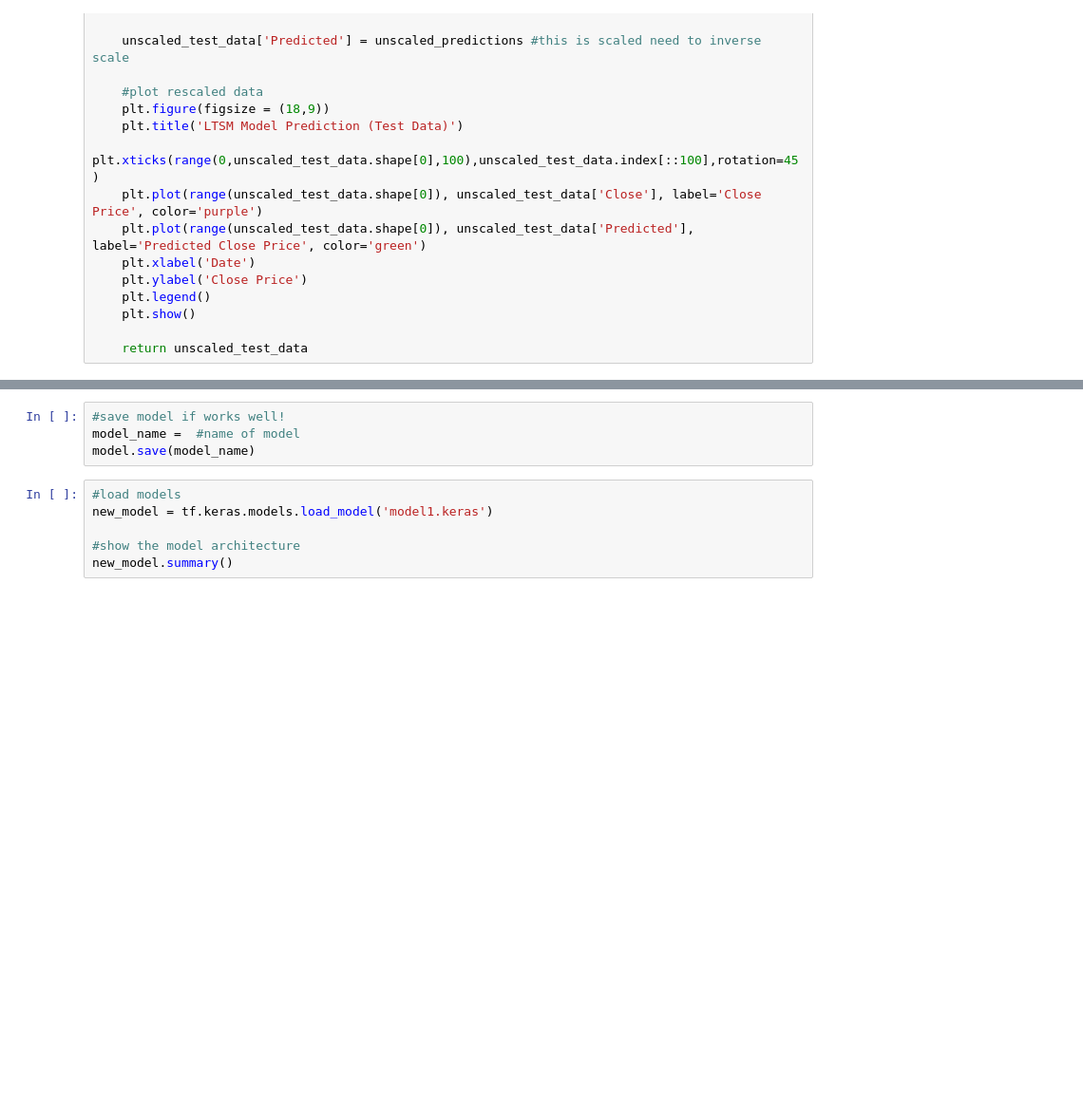
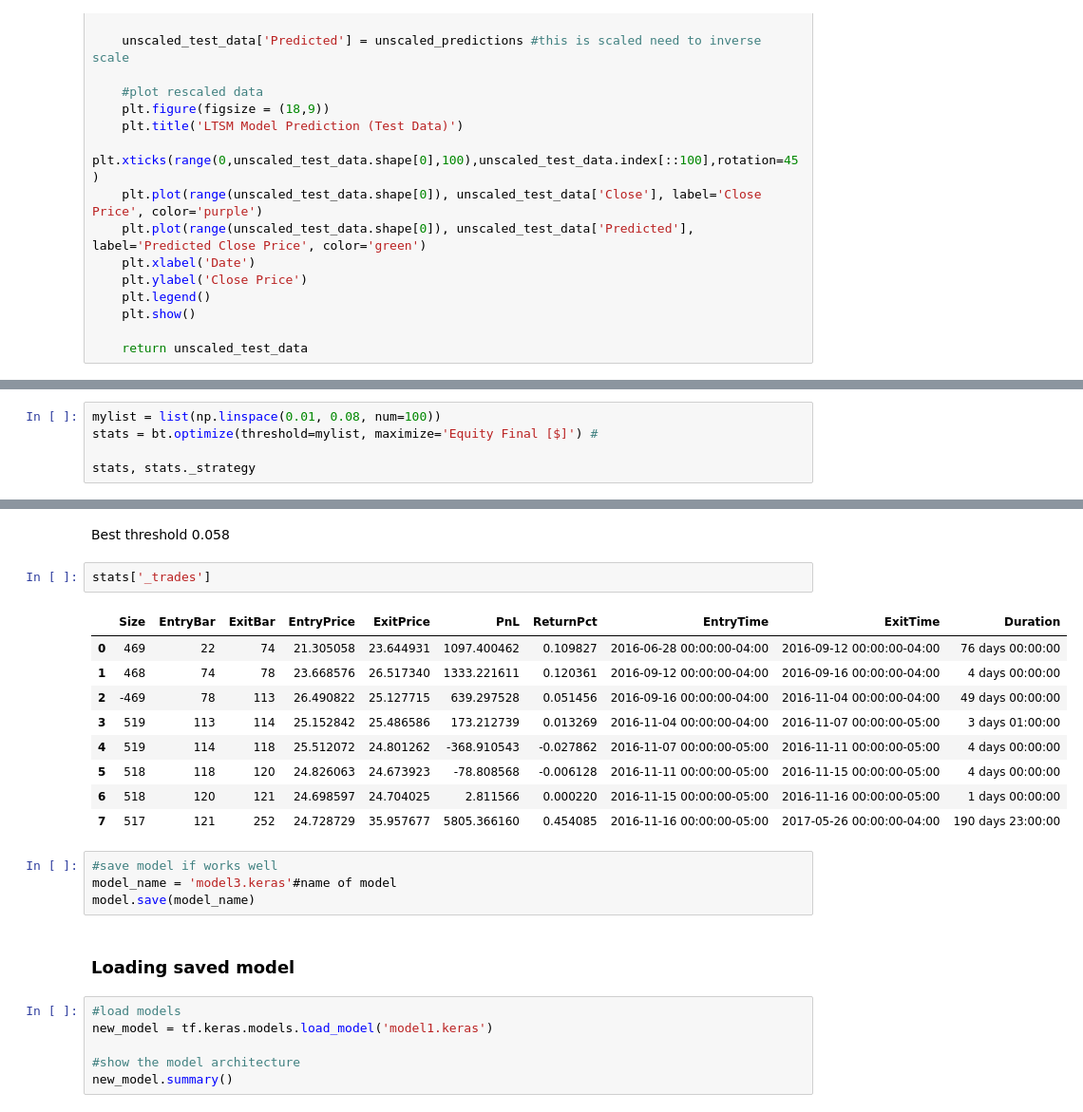
Before and after one commit to alexandramcadam/QuantProject, a Jupyter notebook: LSTMThresholdStrategy.ipynb, the cells around one changed output, grey strips where cells are left out. Shown at 95% size. Drawn from its saved outputs; the diff is of its cells as text; blank space fills up the shorter version.

```diff
--- a/LSTMThresholdStrategy.ipynb
+++ b/LSTMThresholdStrategy.ipynb
@@ -242,0 +263,5 @@ MSE: 0.0004470564 (+/- 0.0001408528)
+# %%
+mylist = list(np.linspace(0.01, 0.08, num=100))
+stats = bt.optimize(threshold=mylist, maximize='Equity Final [$]') #
+
+stats, stats._strategy
@@ -243,7 +286,23 @@ MSE: 0.0004470564 (+/- 0.0001408528)
+# %% [markdown]
+Best threshold 0.058
+# %%
+stats['_trades']
+# %% [output]
+|  | Size | EntryBar | ExitBar | EntryPrice | ExitPrice | PnL | ReturnPct | EntryTime | ExitTime | Duration |
+| 0 | 469 | 22 | 74 | 21.305058 | 23.644931 | 1097.400462 | 0.109827 | 2016-06-28 00:00:00-04:00 | 2016-09-12 00:00:00-04:00 | 76 days 00:00:00 |
+| 1 | 468 | 74 | 78 | 23.668576 | 26.517340 | 1333.221611 | 0.120361 | 2016-09-12 00:00:00-04:00 | 2016-09-16 00:00:00-04:00 | 4 days 00:00:00 |
+| 2 | -469 | 78 | 113 | 26.490822 | 25.127715 | 639.297528 | 0.051456 | 2016-09-16 00:00:00-04:00 | 2016-11-04 00:00:00-04:00 | 49 days 00:00:00 |
+| 3 | 519 | 113 | 114 | 25.152842 | 25.486586 | 173.212739 | 0.013269 | 2016-11-04 00:00:00-04:00 | 2016-11-07 00:00:00-05:00 | 3 days 01:00:00 |
+| 4 | 519 | 114 | 118 | 25.512072 | 24.801262 | -368.910543 | -0.027862 | 2016-11-07 00:00:00-05:00 | 2016-11-11 00:00:00-05:00 | 4 days 00:00:00 |
+| 5 | 518 | 118 | 120 | 24.826063 | 24.673923 | -78.808568 | -0.006128 | 2016-11-11 00:00:00-05:00 | 2016-11-15 00:00:00-05:00 | 4 days 00:00:00 |
+| 6 | 518 | 120 | 121 | 24.698597 | 24.704025 | 2.811566 | 0.000220 | 2016-11-15 00:00:00-05:00 | 2016-11-16 00:00:00-05:00 | 1 days 00:00:00 |
+| 7 | 517 | 121 | 252 | 24.728729 | 35.957677 | 5805.366160 | 0.454085 | 2016-11-16 00:00:00-05:00 | 2017-05-26 00:00:00-04:00 | 190 days 23:00:00 |
 # %%
-#save model if works well!
-model_name =  #name of model
+#save model if works well
+model_name = 'model3.keras'#name of model
 model.save(model_name)
+# %% [markdown]
+### Loading saved model
 # %%
 #load models
 new_model = tf.keras.models.load_model('model1.keras')
```
Also changed, not shown: parts of 8 cells of this notebook, 1 other file.
